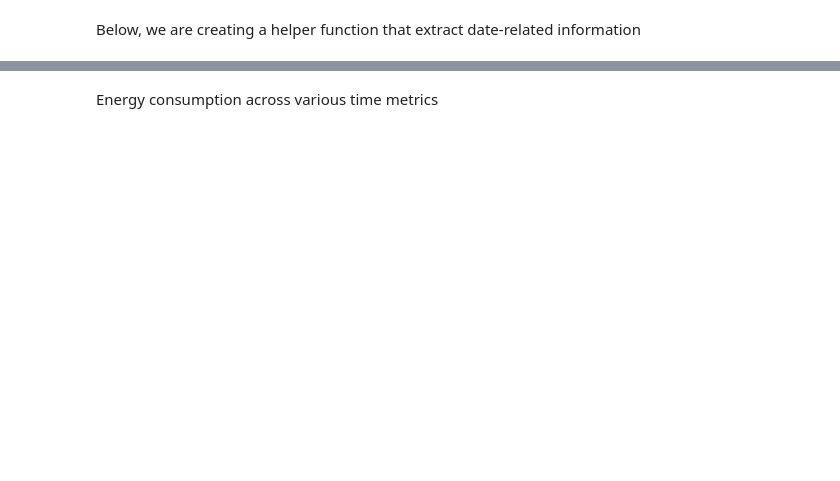
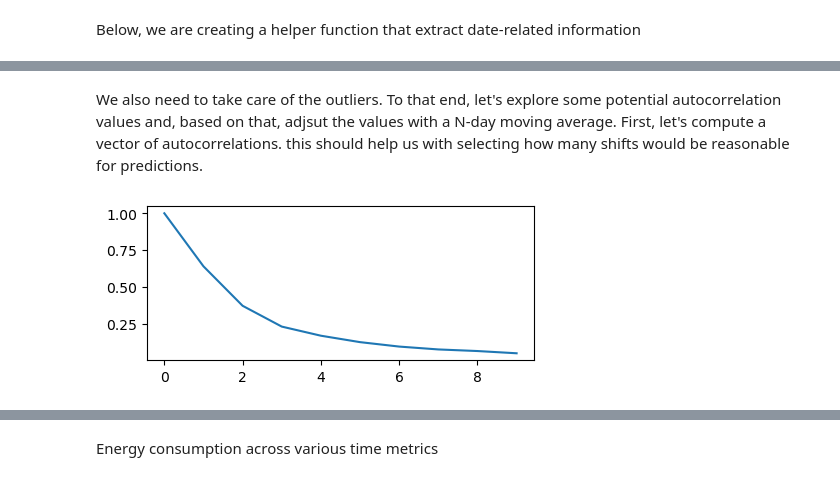
Before and after one commit to qetdr/ML-Electricity-Consumption, a Jupyter notebook: DR_notebook.ipynb, the cells around one changed output, grey strips where cells are left out. Drawn from its saved outputs; the diff is of its cells as text; code cells hidden in the pictures; blank space fills up the shorter version.

Commit message:
add the first transformations to features and target

```diff
--- a/DR_notebook.ipynb
+++ b/DR_notebook.ipynb
@@ -144,0 +174,30 @@ df_train.head()
+# %%
+wrangle_dates(df_train)
+
+# Add holidays info
+df_train = df_train.merge(df_holidays, on = 'date', how = 'left')
+df_train['h_type'] = df_train['h_type'].fillna('not_hol').astype(str)
+df_train['is_holiday'] = df_train['is_holiday'].fillna('not_hol').astype(str)
+
+# Custom fill for `snow` (fill with the next non-NaN value)
+snow = df_train['snow'].to_numpy()
+snow_index = df_train.index[~df_train['snow'].isna()].tolist()
+current_snow_value = 0
+for i in range(len(snow)):
+    if i > 5241:
+        current_snow_value = 0
+        snow[i] = current_snow_value
+    if i not in (snow_index):
+        snow[i] = current_snow_value
+    if i in (snow_index):
+        current_snow_value = snow[i]
+        snow[i] = current_snow_value
+df_train['snow'] = snow
+
+# Fill `prcp` with 0
+df_train['prcp'] = df_train['prcp'].fillna(0.0)
+
+# Convert `coco` to categorical
+df_train['coco'] = df_train['coco'].astype(str)
+
+df_train.head()
@@ -159,0 +232,13 @@ df_test.head()
+# %%
+# Fill the NAs with the average of previous and next value in time-series
+df_train['y_imp'] = df_train['y_original'].interpolate()
+# %% [markdown]
+We also need to take care of the outliers. To that end, let's explore some potential autocorrelation values and, based on that, adjsut the values with a N-day moving average. First, let's compute a vector of autocorrelations. this should help us with selecting how many shifts would be reasonable for predictions.
+# %%
+autocors = [df_train['y_imp'].autocorr(i) for i in range(10)]
+
+plt.figure(figsize=[5,2])
+plt.plot(autocors)
+plt.show();
+# %% [output]
+[figure, added]
```
Also changed, not shown: parts of 63 cells of this notebook.
